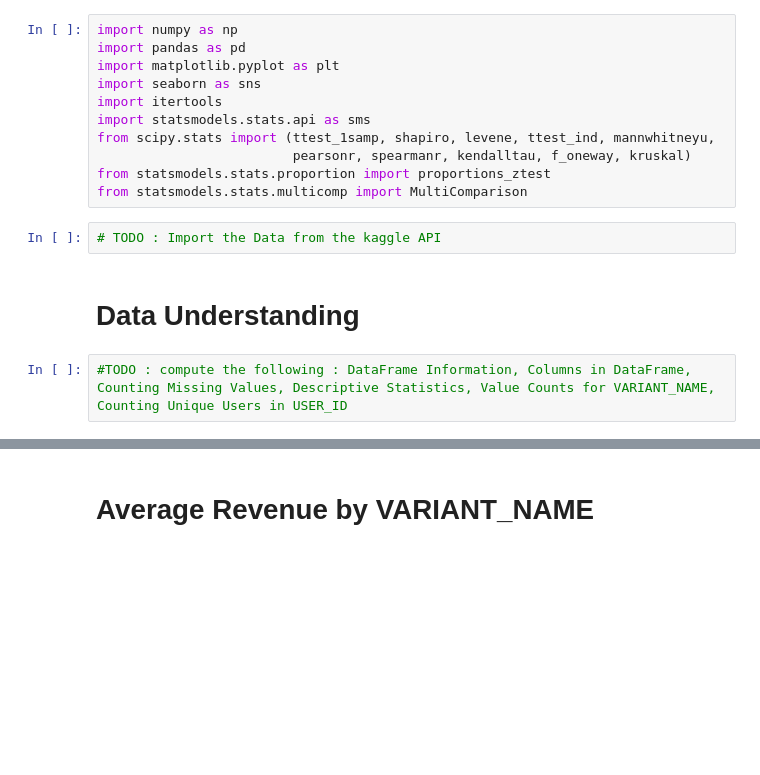
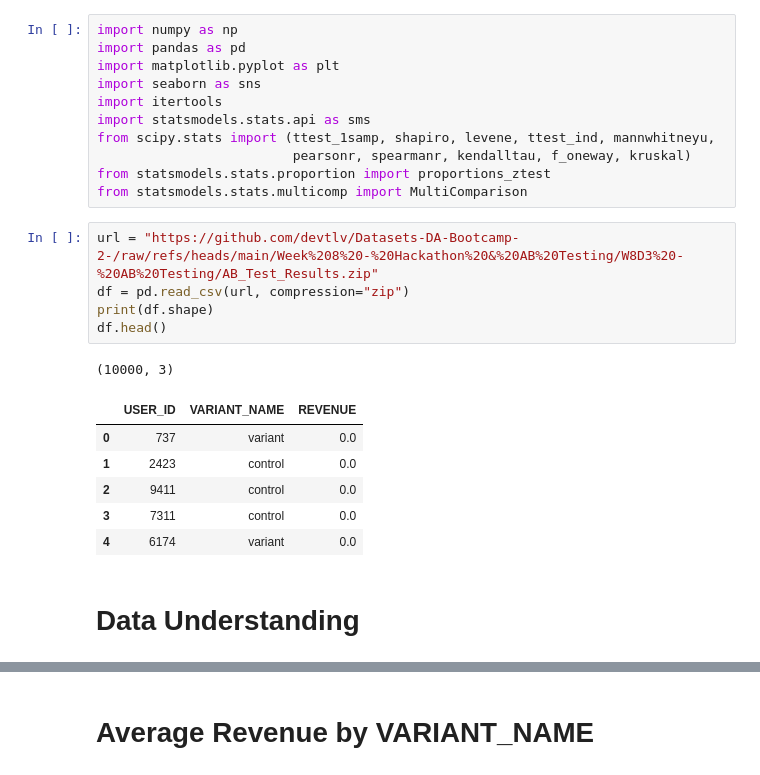
Before and after one commit to drfrenkp-prog/DI-Bootcamp, a Jupyter notebook: Week10/Day3/DailyChallenge/W10D3_AB_Testing.ipynb, the cells around one changed output, grey strips where cells are left out. Cells and saved outputs as stored; diff of their text form; blank space fills up the shorter version.

```diff
--- a/Week10/Day3/DailyChallenge/W10D3_AB_Testing.ipynb
+++ b/Week10/Day3/DailyChallenge/W10D3_AB_Testing.ipynb
@@ -9,9 +9,18 @@ from scipy.stats import (ttest_1samp, shapiro, levene, ttest_ind, mannwhitneyu,
                          pearsonr, spearmanr, kendalltau, f_oneway, kruskal)
 from statsmodels.stats.proportion import proportions_ztest
 from statsmodels.stats.multicomp import MultiComparison
-# %%
-# TODO : Import the Data from the kaggle API
+# %%
+url = "https://github.com/devtlv/Datasets-DA-Bootcamp-2-/raw/refs/heads/main/Week%208%20-%20Hackathon%20&%20AB%20Testing/W8D3%20-%20AB%20Testing/AB_Test_Results.zip"
+df = pd.read_csv(url, compression="zip")
+print(df.shape)
+df.head()
+# %% [output]
+(10000, 3)
+|  | USER_ID | VARIANT_NAME | REVENUE |
+| 0 | 737 | variant | 0.0 |
+| 1 | 2423 | control | 0.0 |
+| 2 | 9411 | control | 0.0 |
+| 3 | 7311 | control | 0.0 |
+| 4 | 6174 | variant | 0.0 |
 # %% [markdown]
 # Data Understanding
-# %%
-#TODO : compute the following : DataFrame Information, Columns in DataFrame, Counting Missing Values, Descriptive Statistics, Value Counts for VARIANT_NAME, Counting Unique Users in USER_ID
```
Also changed, not shown: parts of 17 cells of this notebook.
